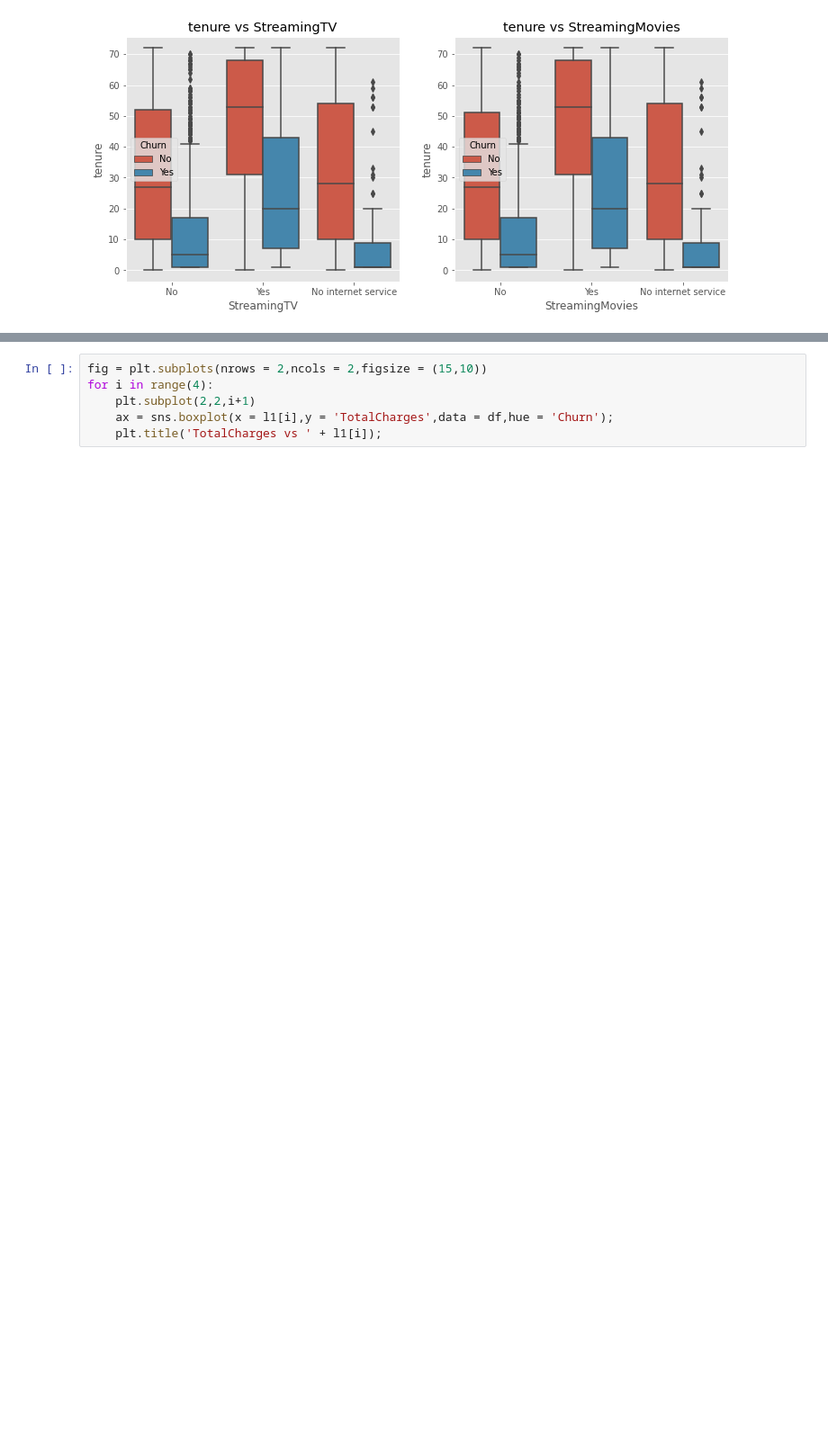
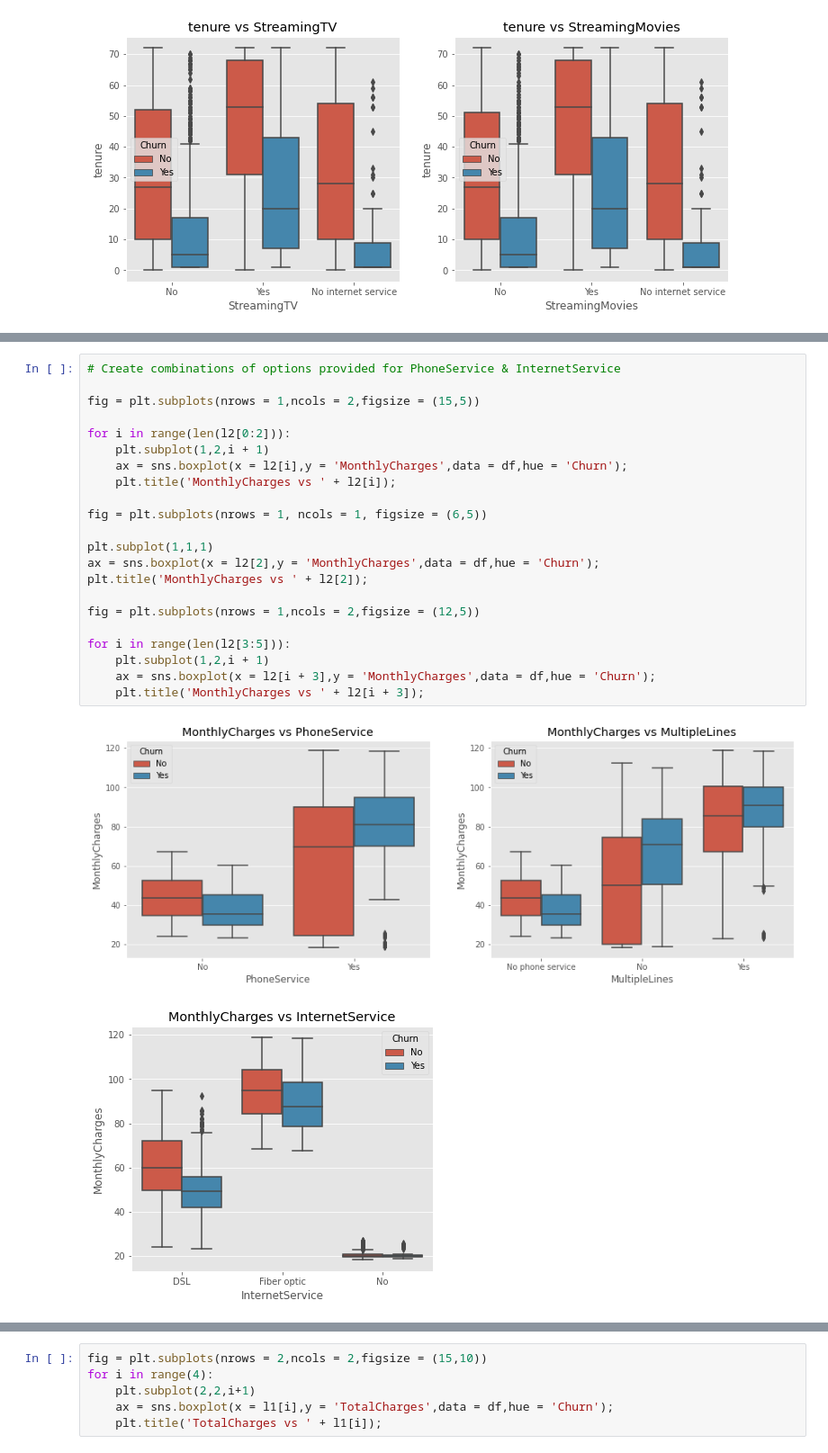
Before and after one commit to duaneywadey/A-collection-of-Jupyter-notebooks-and-CSV-files, a Jupyter notebook: CustomerChurnAnalysis.ipynb, the cells around one changed output, grey strips where cells are left out. Shown at 90% size. Cells and saved outputs as stored; diff of their text form; blank space fills up the shorter version.

```diff
--- a/CustomerChurnAnalysis.ipynb
+++ b/CustomerChurnAnalysis.ipynb
@@ -437,0 +448,25 @@ for i in range(len(l3)):
+# %%
+# Create combinations of options provided for PhoneService & InternetService
+
+fig = plt.subplots(nrows = 1,ncols = 2,figsize = (15,5))
+
+for i in range(len(l2[0:2])):
+    plt.subplot(1,2,i + 1)
+    ax = sns.boxplot(x = l2[i],y = 'MonthlyCharges',data = df,hue = 'Churn');
+    plt.title('MonthlyCharges vs ' + l2[i]);
+
+fig = plt.subplots(nrows = 1, ncols = 1, figsize = (6,5))
+
+plt.subplot(1,1,1)
+ax = sns.boxplot(x = l2[2],y = 'MonthlyCharges',data = df,hue = 'Churn');
+plt.title('MonthlyCharges vs ' + l2[2]);
+
+fig = plt.subplots(nrows = 1,ncols = 2,figsize = (12,5))
+
+for i in range(len(l2[3:5])):
+    plt.subplot(1,2,i + 1)
+    ax = sns.boxplot(x = l2[i + 3],y = 'MonthlyCharges',data = df,hue = 'Churn');
+    plt.title('MonthlyCharges vs ' + l2[i + 3]);
+# %% [output]
+[figure, added]
+[figure, added]
```
Also changed, not shown: parts of 16 cells of this notebook.
